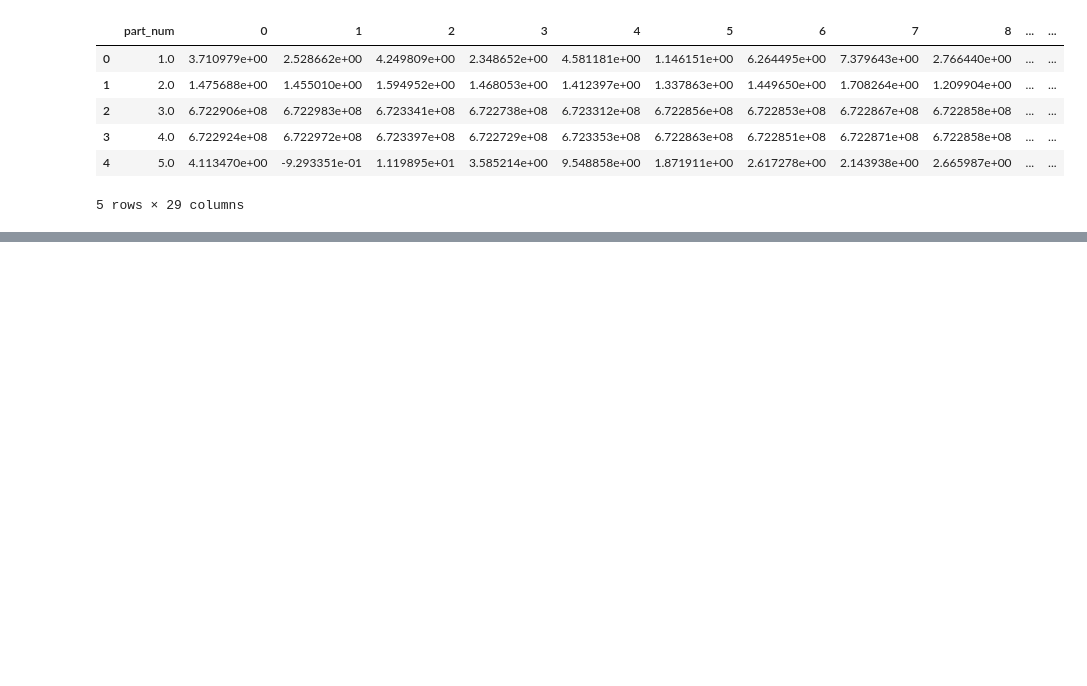
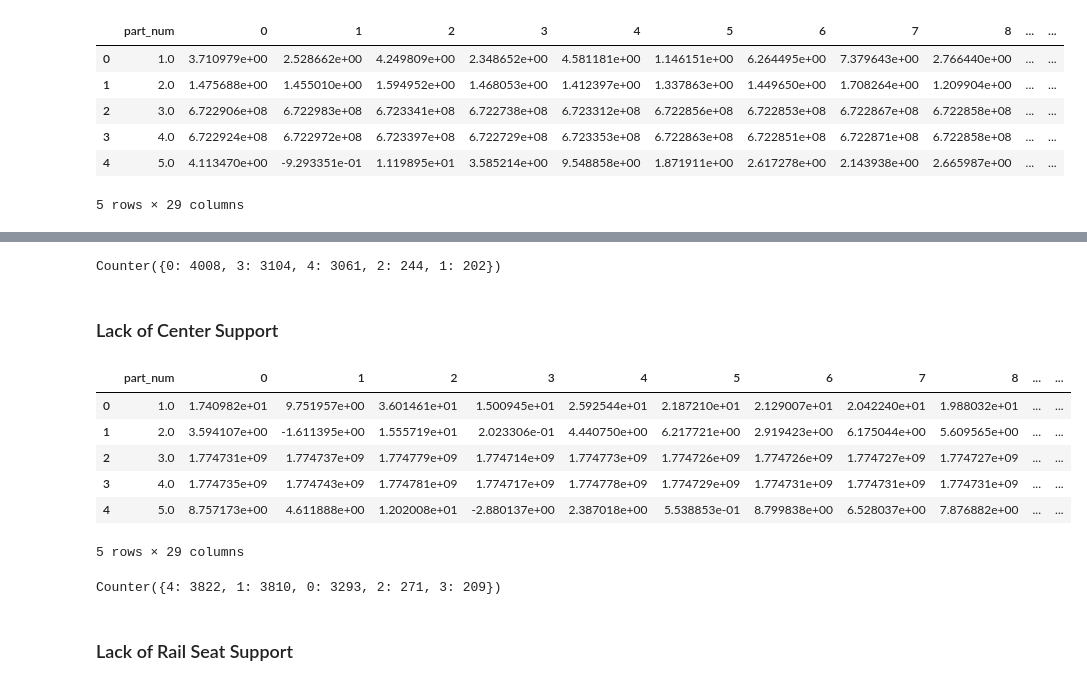
Before and after one commit to Bin0212/BallastClustering, a Jupyter notebook: src/clustering_force_only.ipynb, the cells around one changed output, grey strips where cells are left out. Saved outputs shown, nothing was run; the diff lists cells and outputs as text; code cells hidden in the pictures; blank space fills up the shorter version.

```diff
--- a/src/clustering_force_only.ipynb
+++ b/src/clustering_force_only.ipynb
@@ -298,0 +436,29 @@ Counter({3: 4987, 2: 3236, 0: 2769, 4: 237, 1: 197})
+# %%
+# if use spline_kernel for clustering with some preprocessing
+kmeans = cluster.KMeans(n_clusters = 5, n_init = 10, random_state = 0).fit(np.log(np.abs(spline_kernel.iloc[:,4:25])+0.0001))
+
+# check clustering distribution
+print(Counter(kmeans.labels_))
+
+# save labels to a csv file
+label = pd.DataFrame({'part_num':spline_data["part_num"],'label':kmeans.labels_})
+label.to_csv('../output/labels_force_fs.csv',header=True, index=False)
+
+# visualization
+vs.plot('../output/labels_force_fs.csv', 'FullSup.v3d','library.vlb')
+# %% [output]
+Counter({0: 4008, 3: 3104, 4: 3061, 2: 244, 1: 202})
+# %%
+# if use spline_kernel for clustering with some preprocessing
+kmeans = cluster.KMeans(n_clusters = 5, n_init = 10, random_state = 0).fit(np.log(np.abs(spline_kernel.iloc[:,4:25])+0.0001))
+
+# saving single label to csv file
+tmp = [spline_data.iloc[idx,0] for idx, label in enumerate(kmeans.labels_) if label == 4]
+label = pd.DataFrame({'part_num':tmp,'label':[4]*len(tmp)})
+
+label.to_csv('../output/labels_force_single_fs.csv',header=True, index=False)
+
+# visualization
+vs.plot('../output/labels_force_single_fs.csv', 'FullSup.v3d','library.vlb')
+# %% [markdown]
+### Lack of Center Support
@@ -298,0 +469,27 @@ Counter({3: 4987, 2: 3236, 0: 2769, 4: 237, 1: 197})
+# %%
+# averaginh b-spline coefficients for eight train passes
+spline_data = pd.DataFrame()
+
+for i in range(8):
+#     print(i)
+    if spline_data.empty:
+        file = '../output/spline_coef_locs_' + str(i+9) + '.csv'
+        spline_data = pd.read_csv(file)
+        spline_data = drop_nan(spline_data)
+    else:
+
+        file = '../output/spline_coef_locs_' + str(i+9) + '.csv'
+        tmp = pd.read_csv(file)
+        tmp = drop_nan(tmp)
+        spline_data, tmp = match_partnum(spline_data, tmp)
+        spline_data = spline_data.add(tmp)/2
+
+spline_data.head()
+# %% [output]
+|  | part_num | 0 | 1 | 2 | 3 | 4 | 5 | 6 | 7 | 8 | ... | ... |
+| 0 | 1.0 | 1.740982e+01 | 9.751957e+00 | 3.601461e+01 | 1.500945e+01 | 2.592544e+01 | 2.187210e+01 | 2.129007e+01 | 2.042240e+01 | 1.988032e+01 | ... | ... |
+| 1 | 2.0 | 3.594107e+00 | -1.611395e+00 | 1.555719e+01 | 2.023306e-01 | 4.440750e+00 | 6.217721e+00 | 2.919423e+00 | 6.175044e+00 | 5.609565e+00 | ... | ... |
+| 2 | 3.0 | 1.774731e+09 | 1.774737e+09 | 1.774779e+09 | 1.774714e+09 | 1.774773e+09 | 1.774726e+09 | 1.774726e+09 | 1.774727e+09 | 1.774727e+09 | ... | ... |
+| 3 | 4.0 | 1.774735e+09 | 1.774743e+09 | 1.774781e+09 | 1.774717e+09 | 1.774778e+09 | 1.774729e+09 | 1.774731e+09 | 1.774731e+09 | 1.774731e+09 | ... | ... |
+| 4 | 5.0 | 8.757173e+00 | 4.611888e+00 | 1.202008e+01 | -2.880137e+00 | 2.387018e+00 | 5.538853e-01 | 8.799838e+00 | 6.528037e+00 | 7.876882e+00 | ... | ... |
+5 rows × 29 columns
@@ -298,0 +509,15 @@ Counter({3: 4987, 2: 3236, 0: 2769, 4: 237, 1: 197})
+# %%
+# if use spline_kernel for clustering with some preprocessing
+kmeans = cluster.KMeans(n_clusters = 5, n_init = 10, random_state = 0).fit(np.log(np.abs(spline_kernel.iloc[:,4:25])+0.0001))
+
+# check clustering distribution
+print(Counter(kmeans.labels_))
+
+# save labels to a csv file
+label = pd.DataFrame({'part_num':spline_data["part_num"],'label':kmeans.labels_})
+label.to_csv('../output/labels_force_locs.csv',header=True, index=False)
+
+# visualization
+vs.plot('../output/labels_force_locs.csv', 'LackofCenterSup.v3d','library.vlb')
+# %% [output]
+Counter({4: 3822, 1: 3810, 0: 3293, 2: 271, 3: 209})
@@ -298,0 +536,2 @@ Counter({3: 4987, 2: 3236, 0: 2769, 4: 237, 1: 197})
+# %% [markdown]
+### Lack of Rail Seat Support
```
Also changed, not shown: parts of 28 cells of this notebook, 1 other file.
